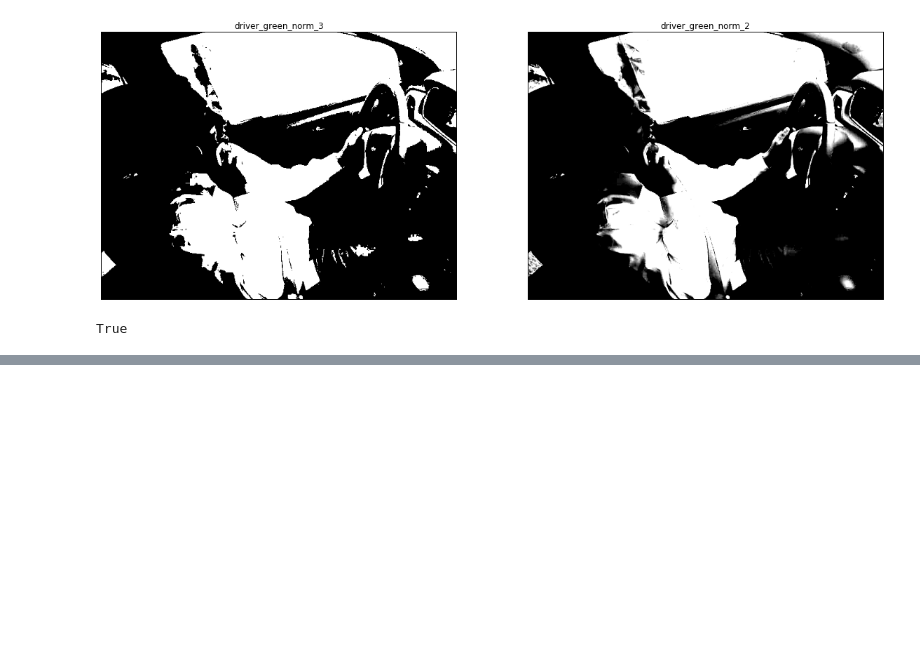
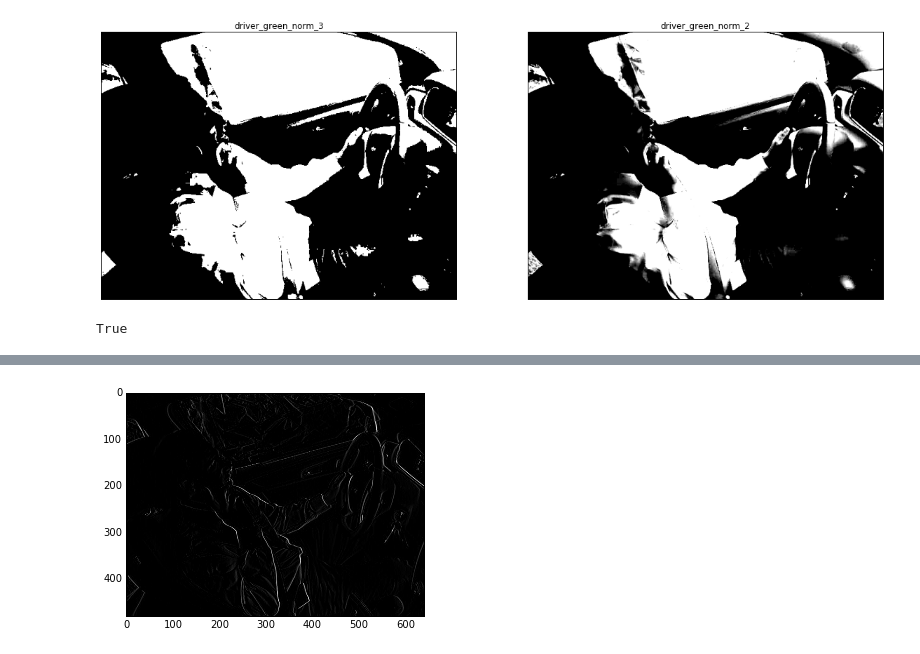
Before and after one commit to tralpha/Computer-Vision-Gatech, a Jupyter notebook: ps0_python/ps0.ipynb, the cells around one changed output, grey strips where cells are left out. Drawn from its saved outputs; the diff is of its cells as text; code cells hidden in the pictures; blank space fills up the shorter version.

```diff
--- a/ps0_python/ps0.ipynb
+++ b/ps0_python/ps0.ipynb
@@ -169,0 +185,6 @@ from scipy.ndimage.interpolation import shift
+# %%
+driver_subtracted = cv2.subtract(driver_green, driver_green_shifted)
+# %%
+show_img(driver_subtracted)
+# %% [output]
+[figure, added]
```
Also changed, not shown: parts of 23 cells of this notebook, 6 other files.
